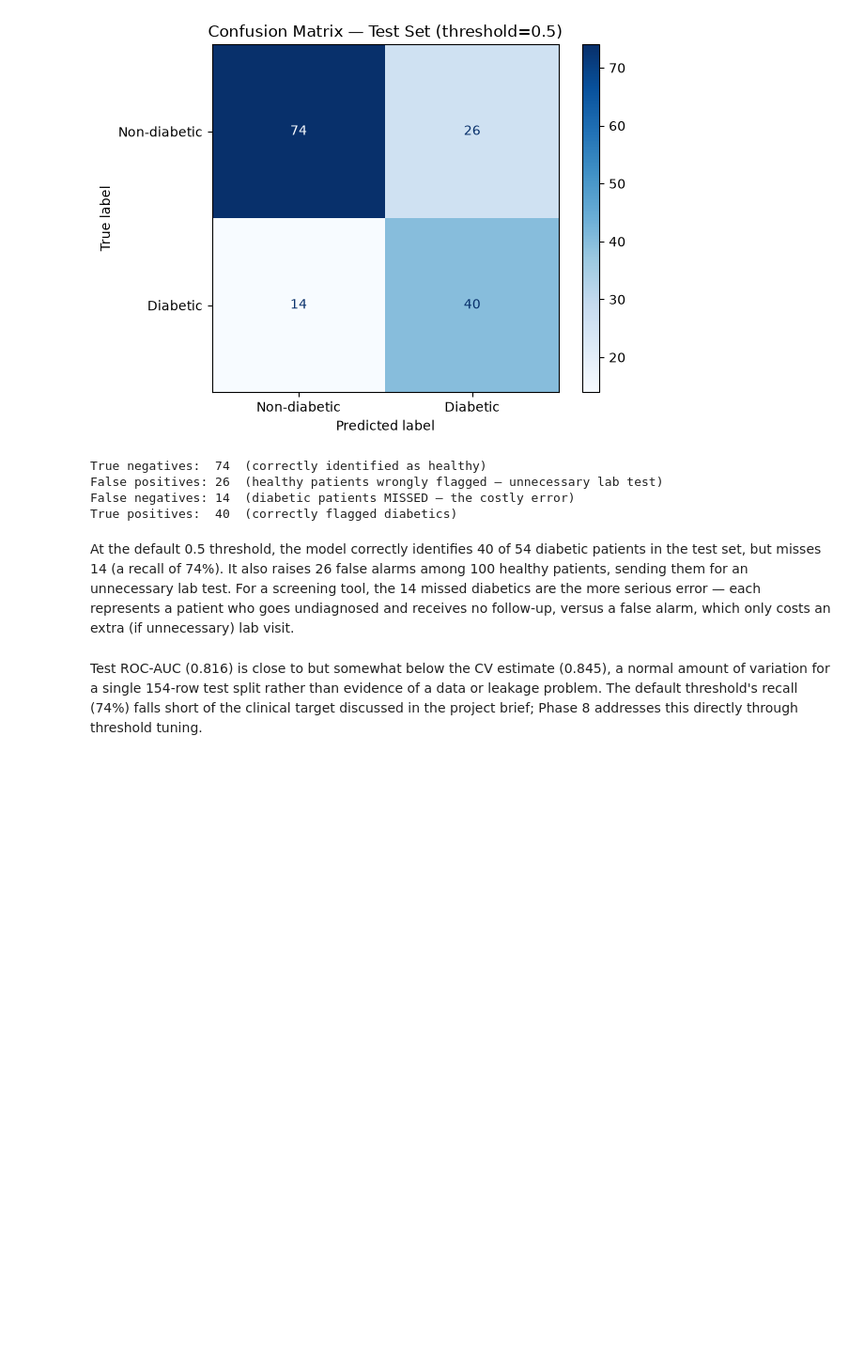
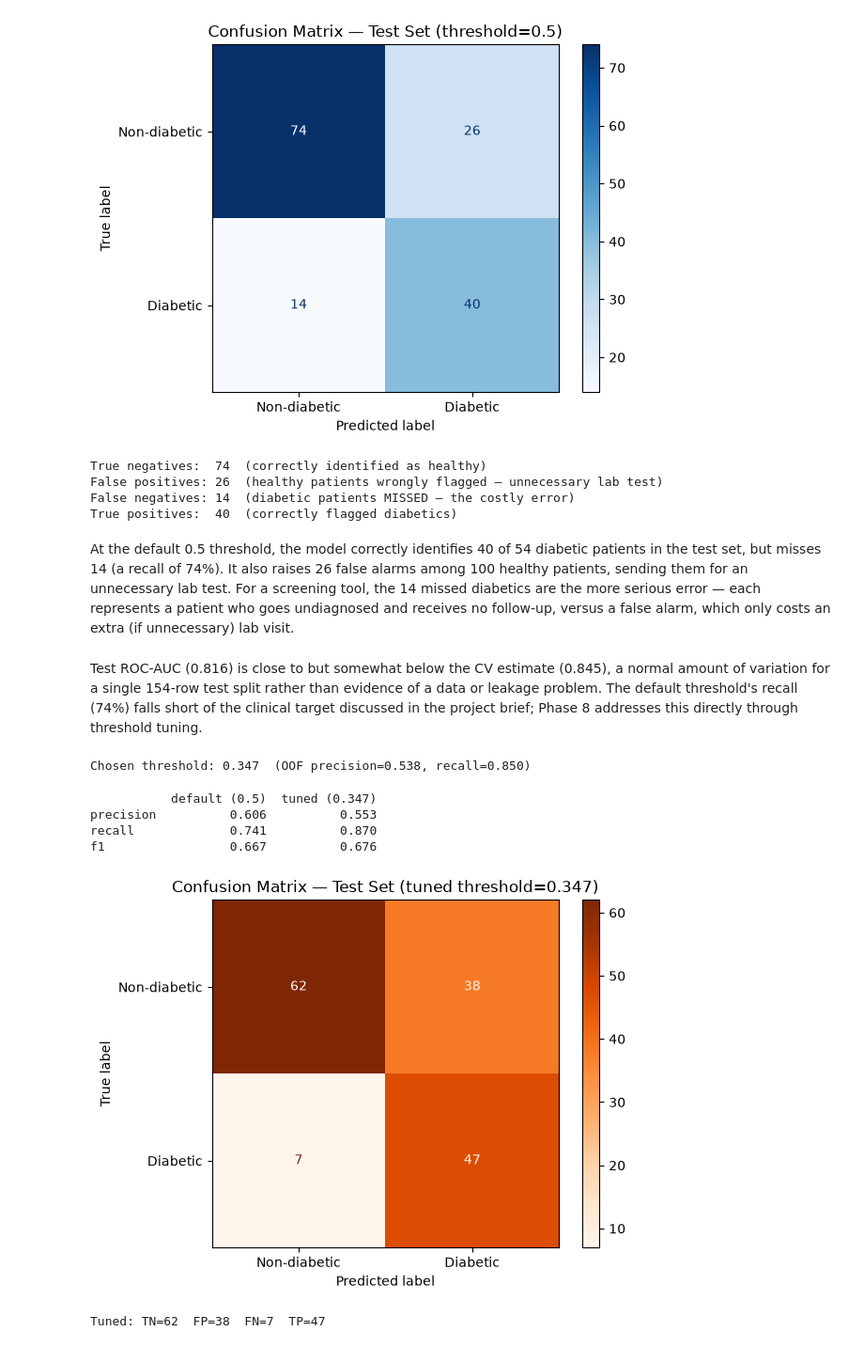
Before and after one commit to nbharats/tcn-ai-ml-45days, a Jupyter notebook: Sugarsense_Diabetes_Screening/notebooks/sugarsense.ipynb, the cells around one changed output. Shown at 94% size. Drawn from its saved outputs; the diff is of its cells as text; code cells hidden in the pictures; blank space fills up the shorter version.

Commit message:
Phase 8: threshold tuning - recall 87% (FN 14->7) via threshold 0.347

```diff
--- a/Sugarsense_Diabetes_Screening/notebooks/sugarsense.ipynb
+++ b/Sugarsense_Diabetes_Screening/notebooks/sugarsense.ipynb
@@ -433,3 +433,60 @@ True positives:  40  (correctly flagged diabetics)
 At the default 0.5 threshold, the model correctly identifies 40 of 54 diabetic patients in the test set, but misses 14 (a recall of 74%). It also raises 26 false alarms among 100 healthy patients, sending them for an unnecessary lab test. For a screening tool, the 14 missed diabetics are the more serious error — each represents a patient who goes undiagnosed and receives no follow-up, versus a false alarm, which only costs an extra (if unnecessary) lab visit.
 # %% [markdown]
 Test ROC-AUC (0.816) is close to but somewhat below the CV estimate (0.845), a normal amount of variation for a single 154-row test split rather than evidence of a data or leakage problem. The default threshold's recall (74%) falls short of the clinical target discussed in the project brief; Phase 8 addresses this directly through threshold tuning.
+# %%
+from sklearn.model_selection import cross_val_predict
+
+# Out-of-fold predicted probabilities on TRAINING data only
+oof_proba = cross_val_predict(
+    final_model, X_train, y_train, cv=cv, method="predict_proba", n_jobs=-1
+)[:, 1]
+
+prec_arr, rec_arr, thresh_arr = precision_recall_curve(y_train, oof_proba)
+
+# Find thresholds achieving recall >= 0.85, pick the one with best precision
+mask = rec_arr[:-1] >= 0.85   # precision_recall_curve returns one extra point at the end
+if mask.sum() == 0:
+    print("No threshold reaches 85% recall — lower the bar or inspect the curve")
+else:
+    candidates = list(zip(thresh_arr[mask], prec_arr[:-1][mask], rec_arr[:-1][mask]))
+    best_thresh, best_prec, best_rec = max(candidates, key=lambda c: c[1])
+    print(f"Chosen threshold: {best_thresh:.3f}  (OOF precision={best_prec:.3f}, recall={best_rec:.3f})")
+# %% [output]
+Chosen threshold: 0.347  (OOF precision=0.538, recall=0.850)
+# %%
+tuned_thresh = 0.347  # from your OOF search above
+
+y_test_pred_default = (y_test_proba >= 0.5).astype(int)
+y_test_pred_tuned = (y_test_proba >= tuned_thresh).astype(int)
+
+from sklearn.metrics import precision_score, recall_score, f1_score
+
+comparison = pd.DataFrame({
+    "default (0.5)": [
+        precision_score(y_test, y_test_pred_default),
+        recall_score(y_test, y_test_pred_default),
+        f1_score(y_test, y_test_pred_default),
+    ],
+    f"tuned ({tuned_thresh})": [
+        precision_score(y_test, y_test_pred_tuned),
+        recall_score(y_test, y_test_pred_tuned),
+        f1_score(y_test, y_test_pred_tuned),
+    ],
+}, index=["precision", "recall", "f1"])
+
+print(comparison.round(3))
+
+cm_tuned = confusion_matrix(y_test, y_test_pred_tuned)
+ConfusionMatrixDisplay(cm_tuned, display_labels=["Non-diabetic", "Diabetic"]).plot(cmap="Oranges")
+plt.title(f"Confusion Matrix — Test Set (tuned threshold={tuned_thresh})")
+plt.show()
+
+tn2, fp2, fn2, tp2 = cm_tuned.ravel()
+print(f"Tuned: TN={tn2}  FP={fp2}  FN={fn2}  TP={tp2}")
+# %% [output]
+           default (0.5)  tuned (0.347)
+precision          0.606          0.553
+recall             0.741          0.870
+f1                 0.667          0.676
+[figure, added]
+Tuned: TN=62  FP=38  FN=7  TP=47
```
Also changed, not shown: parts of 1 cell of this notebook.
